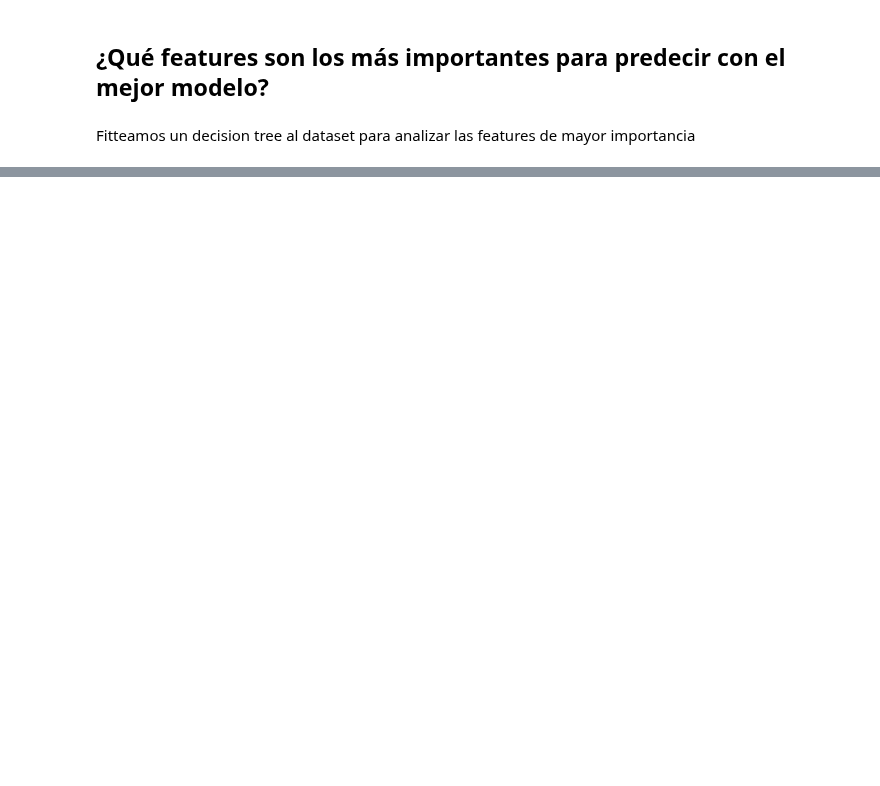
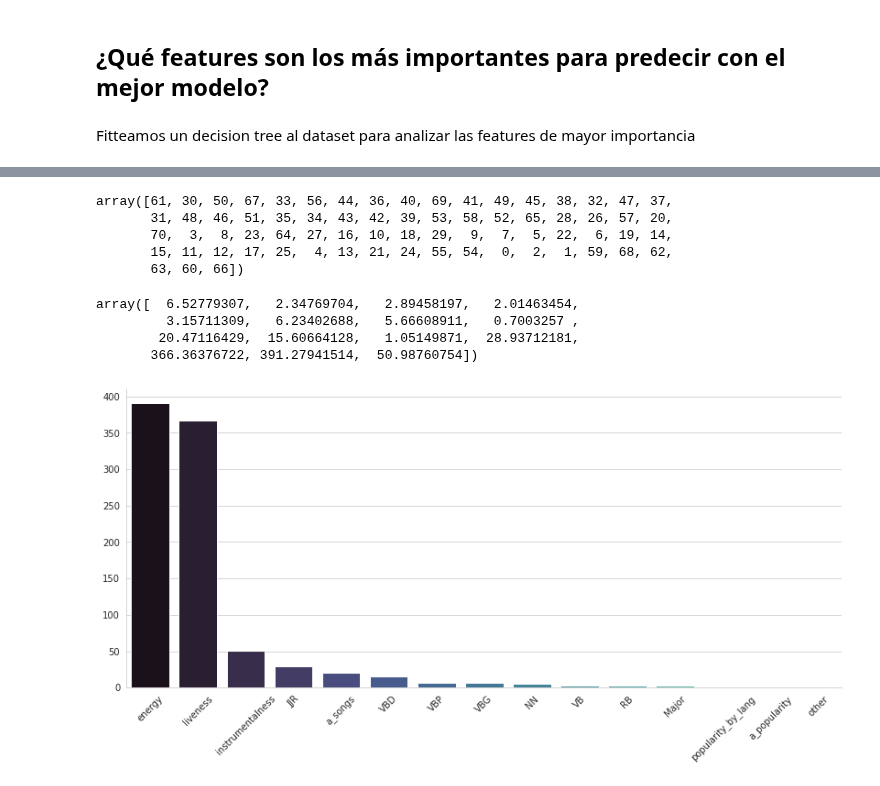
Before and after one commit to Nacho2904/orga_de_datos, a Jupyter notebook: tp3_parte_2.ipynb, the cells around one changed output, grey strips where cells are left out. Saved outputs shown, nothing was run; the diff lists cells and outputs as text; code cells hidden in the pictures; blank space fills up the shorter version.

```diff
--- a/tp3_parte_2.ipynb
+++ b/tp3_parte_2.ipynb
@@ -307,0 +315,2 @@ logistic_regression_with_found_hyperparameters.best_params_
+# %%
+logistic_regression_with_found_hyperparameters.fit(X_train, y_train)
@@ -344,7 +356,3 @@ df_X.columns = ["negativeScore", "positiveScore", "neutralScore", "compoundScore
                    "UH", "VB", "VBG", "VBD", "VBN", "VBP", "VBZ", "other"] + \
                   ["Minus", "Major"] + \
                   ["popularity_by_lang", "a_popularity_by_lang", "loudness_by_lang"] + numerical_features + ordinal_features
-# %%
-from sklearn.tree import DecisionTreeClassifier
-decision_tree_model = DecisionTreeClassifier()
-decision_tree_model.fit(df_X, y_train)
@@ -388,0 +359,5 @@ sns.despine();
+# %%
+W = logistic_regression_with_found_hyperparameters.coef_
+W = W/np.mean(W)
+feature_importance = np.sum(np.abs(W), axis = 0)
+feature_importance
@@ -388,0 +383,27 @@ sns.despine();
+# %%
+np.argsort(feature_importance)
+# %% [output]
+array([61, 30, 50, 67, 33, 56, 44, 36, 40, 69, 41, 49, 45, 38, 32, 47, 37,
+       31, 48, 46, 51, 35, 34, 43, 42, 39, 53, 58, 52, 65, 28, 26, 57, 20,
+       70,  3,  8, 23, 64, 27, 16, 10, 18, 29,  9,  7,  5, 22,  6, 19, 14,
+       15, 11, 12, 17, 25,  4, 13, 21, 24, 55, 54,  0,  2,  1, 59, 68, 62,
+       63, 60, 66])
+# %%
+features = list(df_X.columns)
+features_sorted_by_importance = sorted(features, key = lambda element: np.argsort(feature_importance)[features.index(element)])
+# %%
+feature_importance[np.argsort(feature_importance) < 15]
+# %% [output]
+array([  6.52779307,   2.34769704,   2.89458197,   2.01463454,
+         3.15711309,   6.23402688,   5.66608911,   0.7003257 ,
+        20.47116429,  15.60664128,   1.05149871,  28.93712181,
+       366.36376722, 391.27941514,  50.98760754])
+# %%
+plt.figure(figsize = (14,6))
+sns.set_style("whitegrid")
+sns.barplot(x = features_sorted_by_importance[:15], y = np.sort(feature_importance[np.argsort(feature_importance) < 15])[::-1],
+            order = features_sorted_by_importance[:15], palette = "mako")
+plt.xticks(rotation = 45)
+sns.despine();
+# %% [output]
+[figure, added]
```
Also changed, not shown: parts of 17 cells of this notebook.
